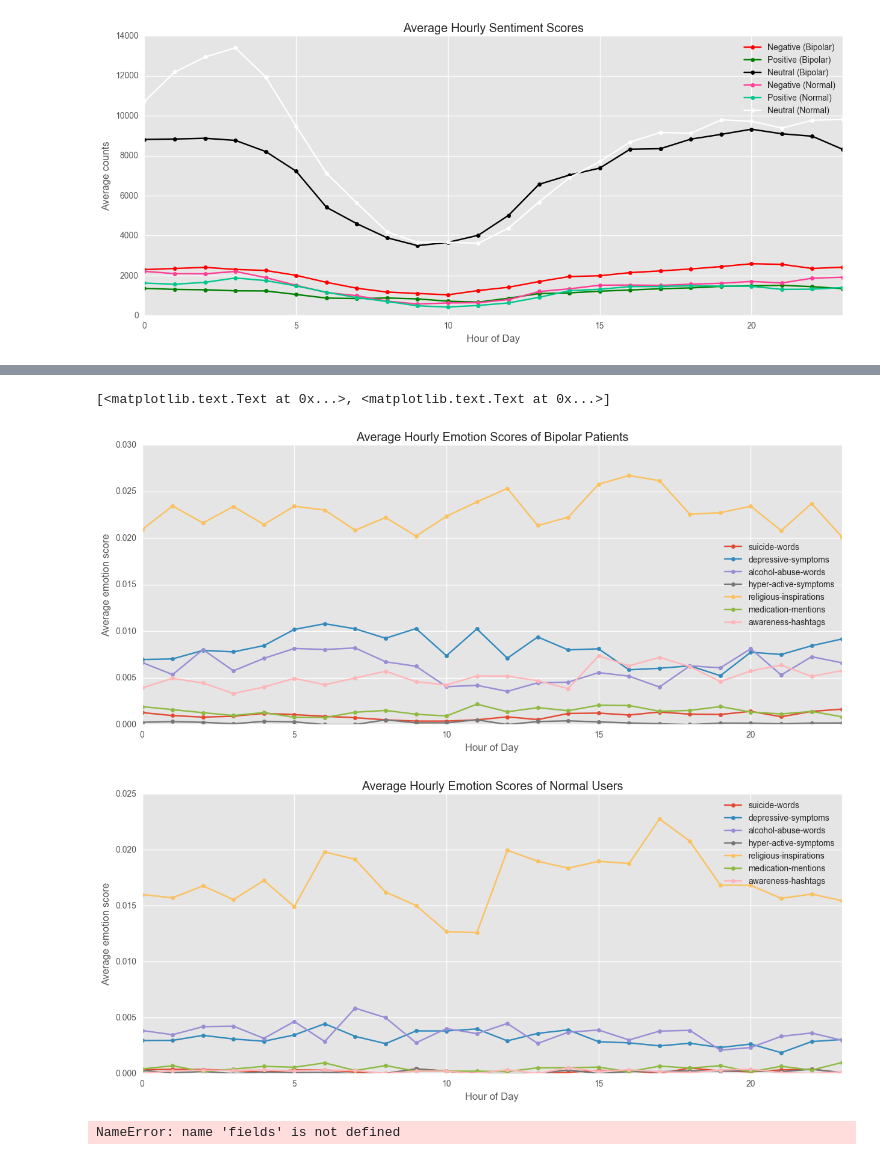
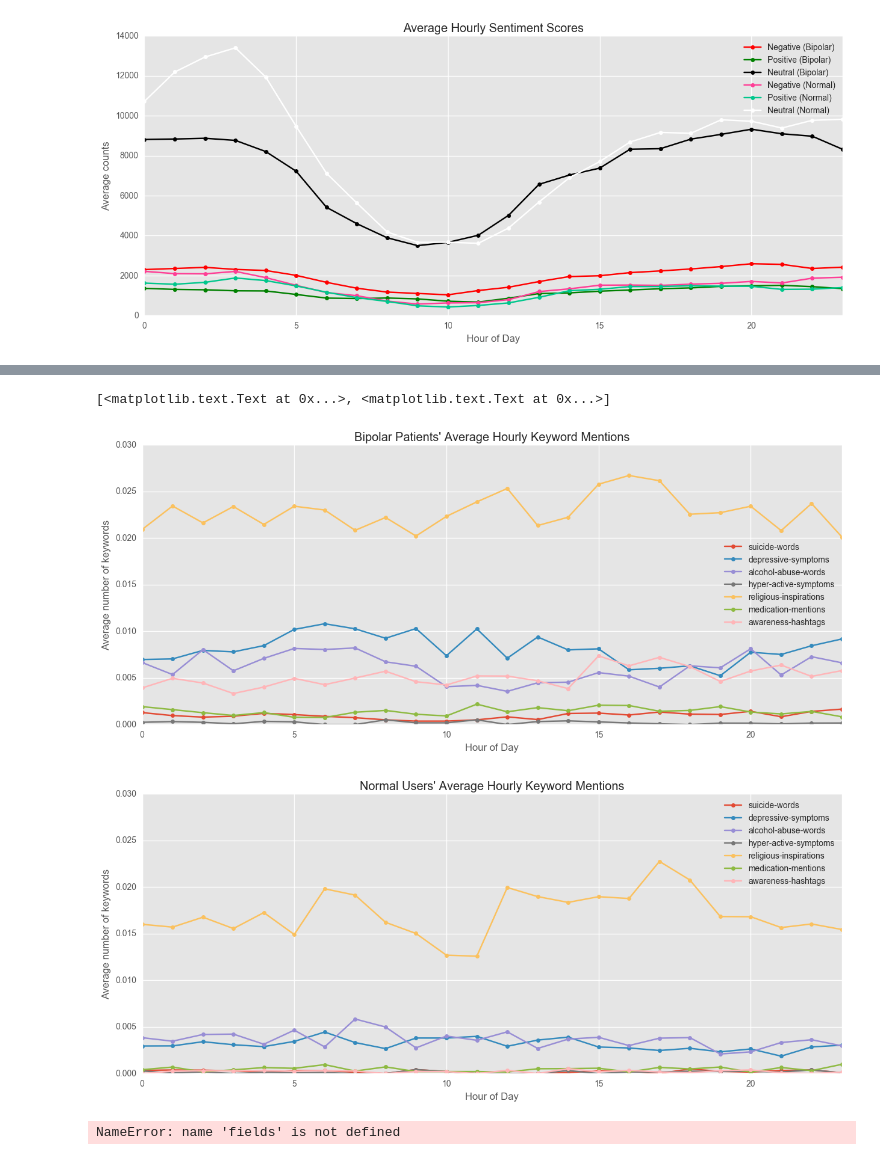
Before and after one commit to nweat/mental-health-research, a Jupyter notebook: patient_tweet_analysis/jupyter_stats/dataset_feature_labelling.ipynb, the cells around one changed output, grey strips where cells are left out. Drawn from its saved outputs; the diff is of its cells as text; code cells hidden in the pictures.

```diff
--- a/patient_tweet_analysis/jupyter_stats/dataset_feature_labelling.ipynb
+++ b/patient_tweet_analysis/jupyter_stats/dataset_feature_labelling.ipynb
@@ -1076,31 +1074,31 @@ n.legend(labels=['Activation Pleasant','Activation Unpleasant','Deactivation Ple
 # %%
 norml = normal_users[['suicide-words','depressive-symptoms', 'alcohol-abuse-words', 'hyper-active-symptoms',
                       'religious-inspirations','medication-mentions','awareness-hashtags','tweetCreated','username']]
 norml = norml.set_index('tweetCreated')
 norml.index = pd.to_datetime(norml.index)
 norml = norml.groupby(norml.index.hour).mean()
 norml = norml.fillna(norml.bfill()) # currently filling with nearest non-null value
 
 bipolar = keywordLabelled[['suicide-words','depressive-symptoms', 'alcohol-abuse-words', 'hyper-active-symptoms',
                       'religious-inspirations','medication-mentions','awareness-hashtags','tweetCreated','username']]
 bipolar = bipolar.set_index('tweetCreated')
 bipolar.index = pd.to_datetime(bipolar.index)
 bipolar = bipolar.groupby(bipolar.index.hour).mean()
 bipolar = bipolar.fillna(bipolar.bfill()) # currently filling with nearest non-null value
 
 
 fig = plt.figure()
 ax = fig.add_subplot(111)
-b = bipolar.plot(kind='line', ax=ax, marker='.', markersize=10, figsize=(15, 6),title="Average Hourly Emotion Scores of Bipolar Patients")
-b.set(xlabel='Hour of Day', ylabel='Average emotion score')
+b = bipolar.plot(kind='line', ax=ax, marker='.', markersize=10, figsize=(15, 6),title="Bipolar Patients' Average Hourly Keyword Mentions",ylim=(0.000,0.030) )
+b.set(xlabel='Hour of Day', ylabel='Average number of keywords')
 #b.legend(labels=['Activation Pleasant','Activation Unpleasant','Deactivation Pleasant','Deactivation Unpleasant'])
-n = norml.plot(kind='line',  marker='.', markersize=10, figsize=(15, 6), title="Average Hourly Emotion Scores of Normal Users")
-n.set(xlabel='Hour of Day', ylabel='Average emotion score')
+n = norml.plot(kind='line',  marker='.', markersize=10, figsize=(15, 6), title="Normal Users' Average Hourly Keyword Mentions",ylim=(0.000,0.030))
+n.set(xlabel='Hour of Day', ylabel='Average number of keywords')
 #n.legend(labels=['Activation Pleasant','Activation Unpleasant','Deactivation Pleasant','Deactivation Unpleasant'])
 # %% [output]
 [<matplotlib.text.Text at 0x...>, <matplotlib.text.Text at 0x...>]
-[figure, old version]
+[figure, new version]
-[figure, old version]
+[figure, new version]
 # %%
 # FOR EACH USER, EXPLORE AVERAGE SCORES
 ###################################################################################
```
Also changed, not shown: parts of 7 cells of this notebook, 1 other file.
